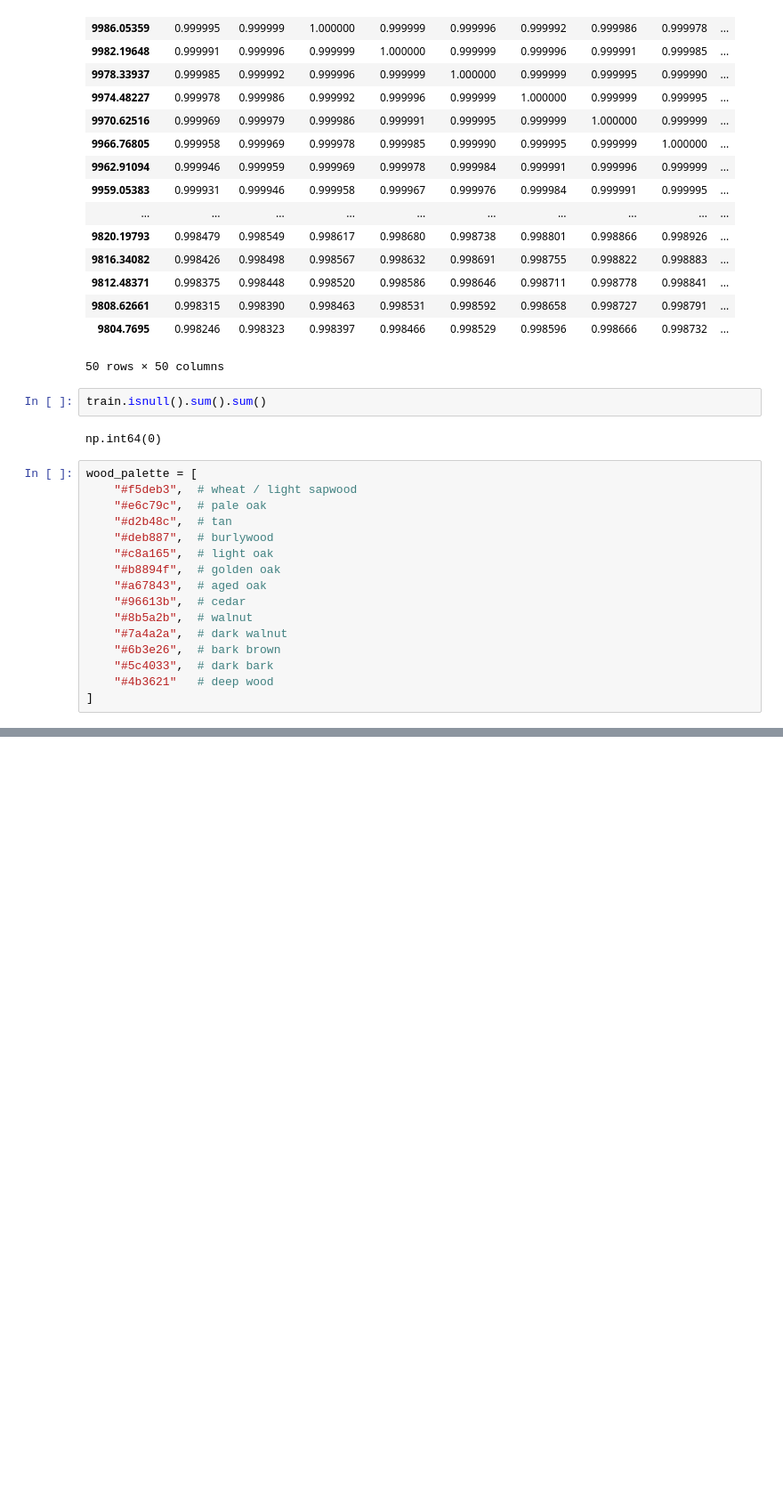
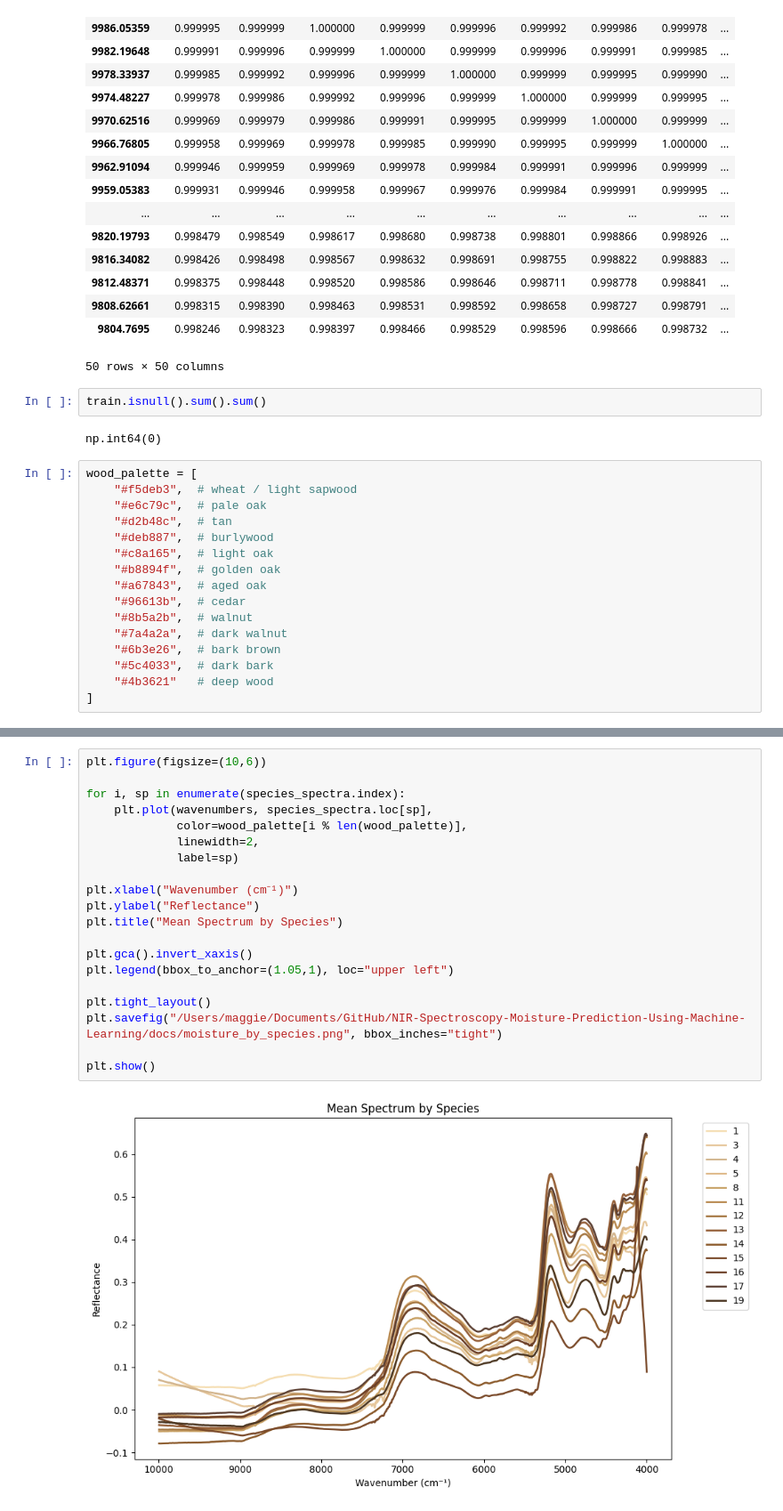
Before and after one commit to Bimbobana/NIR-Spectroscopy-Moisture-Prediction-Using-Machine-Learning, a Jupyter notebook: notebooks/01_EDA.ipynb, the cells around one changed output, grey strips where cells are left out. Shown at 89% size. Saved outputs shown, nothing was run; the diff lists cells and outputs as text; blank space fills up the shorter version.

Commit message:
Add mean spectrum visualization

```diff
--- a/notebooks/01_EDA.ipynb
+++ b/notebooks/01_EDA.ipynb
@@ -341,3 +338,25 @@ Passing `palette` without assigning `hue` is deprecated and will be removed in v
 
   sns.boxplot(
 [figure]
+# %%
+plt.figure(figsize=(10,6))
+
+for i, sp in enumerate(species_spectra.index):
+    plt.plot(wavenumbers, species_spectra.loc[sp],
+             color=wood_palette[i % len(wood_palette)],
+             linewidth=2,
+             label=sp)
+
+plt.xlabel("Wavenumber (cm⁻¹)")
+plt.ylabel("Reflectance")
+plt.title("Mean Spectrum by Species")
+
+plt.gca().invert_xaxis()
+plt.legend(bbox_to_anchor=(1.05,1), loc="upper left")
+
+plt.tight_layout()
+plt.savefig("/Users/maggie/Documents/GitHub/NIR-Spectroscopy-Moisture-Prediction-Using-Machine-Learning/docs/moisture_by_species.png", bbox_inches="tight")
+
+plt.show()
+# %% [output]
+[figure, added]
```
Also changed, not shown: parts of 1 cell of this notebook, 1 other file.
